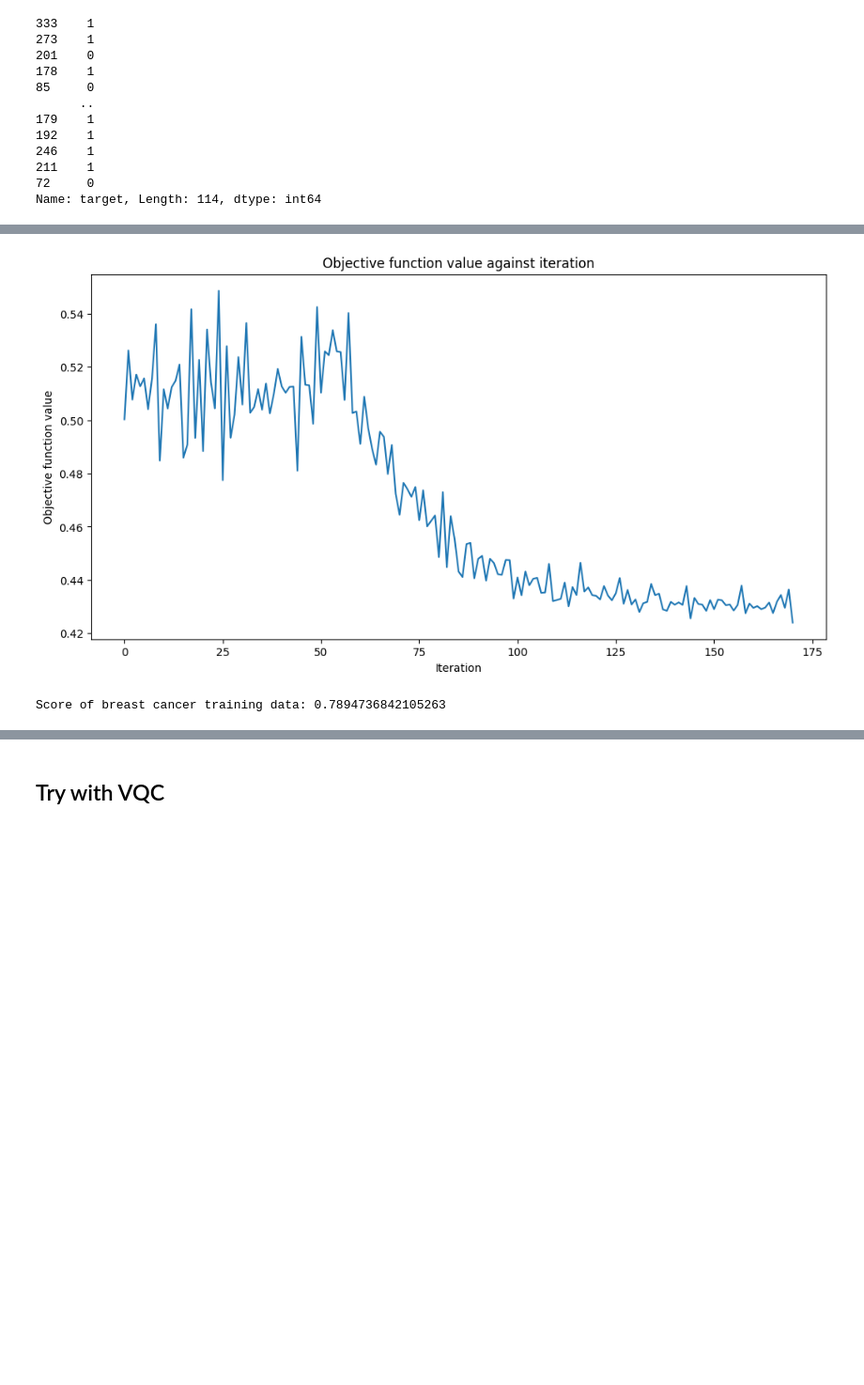
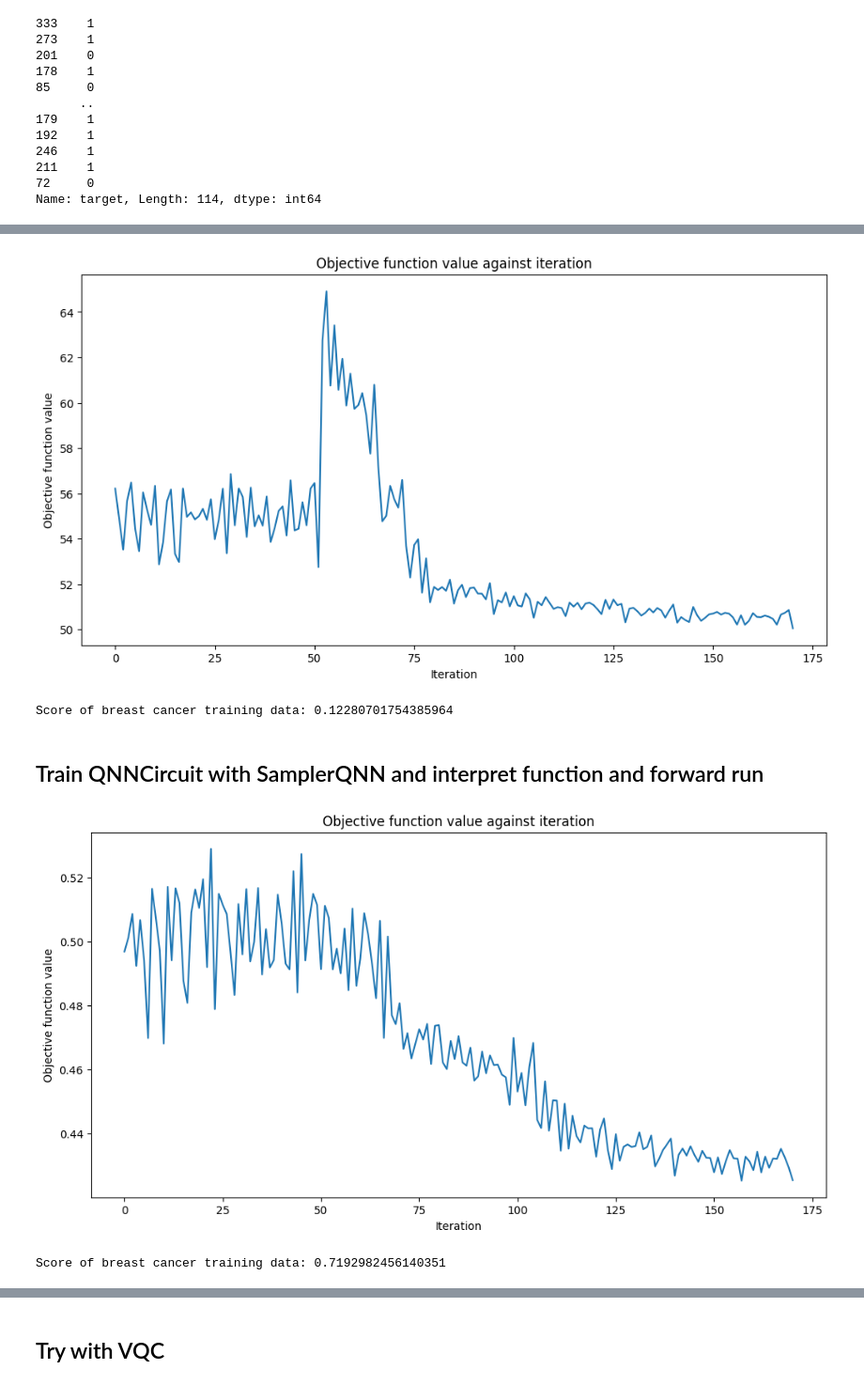
Before and after one commit to MarcMaussner/2024_fh_nuremberg, a Jupyter notebook: breast_cancer_dataset/breast_cancer_dataset.ipynb, the cells around one changed output, grey strips where cells are left out. Shown at 94% size. Drawn from its saved outputs; the diff is of its cells as text; code cells hidden in the pictures; blank space fills up the shorter version.

Commit message:
Updated iris_dataset and breast_cancer implementations.

```diff
--- a/breast_cancer_dataset/breast_cancer_dataset.ipynb
+++ b/breast_cancer_dataset/breast_cancer_dataset.ipynb
@@ -157,20 +177,8 @@ output_shape = 2  # corresponds to the number of classes, possible outcomes of t
 # %%
-from qiskit_algorithms.optimizers import SPSA
-
-# create empty array for callback to store evaluations of the objective function
-objective_func_vals = []
-plt.rcParams["figure.figsize"] = (12, 6)
-
-output_shape = 2
-
-# construct a quantum circuit from the default ZZFeatureMap feature map and a customized RealAmplitudes ansatz
-qc = QNNCircuit(ansatz=RealAmplitudes(bc_feature_dim, reps=1))
-qc.draw("mpl", style="clifford")
-
 # construct QNN
 sampler_qnn = SamplerQNN(
     circuit=qc, #circuit_qnn,
-    interpret=parity,
+    #interpret=parity,
     output_shape=output_shape
 )
 # construct neural network classifier
@@ -184,5 +192,43 @@ score_val = sampler_classifier.score(test_features, test_labels)
 
 print(f'Score of breast cancer training data: {score_val}')
 # %% [output]
-[figure, old version]
+[figure, new version]
-Score of breast cancer training data: 0.7894736842105263
+Score of breast cancer training data: 0.12280701754385964
+# %% [markdown]
+## Train QNNCircuit with SamplerQNN and interpret function and forward run
+# %%
+# try sampler qnn with forward
+from qiskit_algorithms.optimizers import SPSA
+
+# create empty array for callback to store evaluations of the objective function
+objective_func_vals = []
+plt.rcParams["figure.figsize"] = (12, 6)
+
+output_shape = 2
+
+# construct a quantum circuit from the default ZZFeatureMap feature map and a customized RealAmplitudes ansatz
+qc = QNNCircuit(ansatz=RealAmplitudes(bc_feature_dim, reps=1))
+qc.draw("mpl", style="clifford")
+
+# construct QNN
+sampler_qnn = SamplerQNN(
+    circuit=qc, #circuit_qnn,
+    interpret=parity,
+    output_shape=output_shape
+)
+
+sampler_qnn.forward(input_data=[1, 2, 3, 4], weights=[1, 2, 3, 4, 5, 6, 7, 8])
+
+# construct neural network classifier
+sampler_classifier = NeuralNetworkClassifier(
+    sampler_qnn, optimizer=SPSA(maxiter=60), callback=callback_graph
+)
+
+sampler_classifier.fit(train_features, train_labels)
+y_predict = sampler_classifier.predict(test_features)
+score_val = sampler_classifier.score(test_features, test_labels)
+
+print(f'Score of breast cancer training data: {score_val}')
+# %% [output]
+[figure, added]
+Score of breast cancer training data: 0.7192982456140351
```
Also changed, not shown: parts of 21 cells of this notebook.
